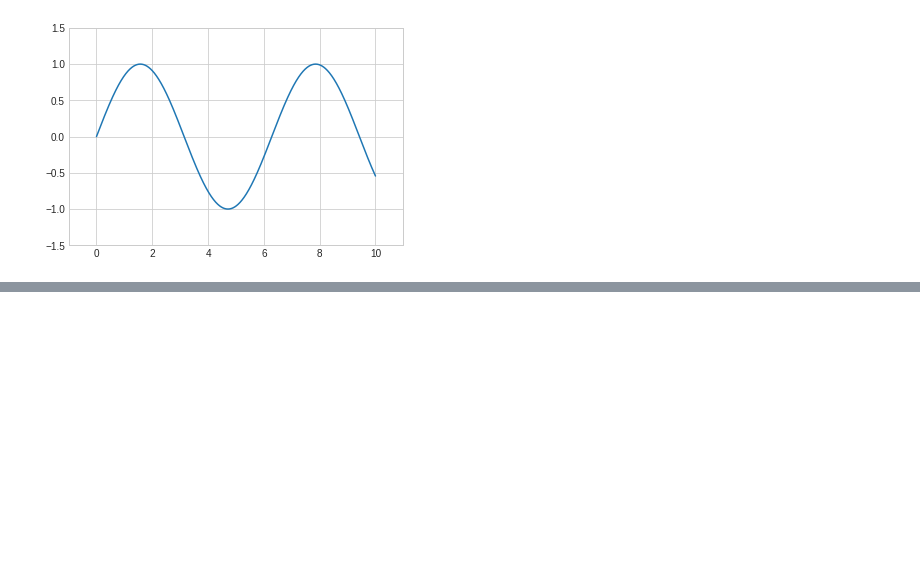
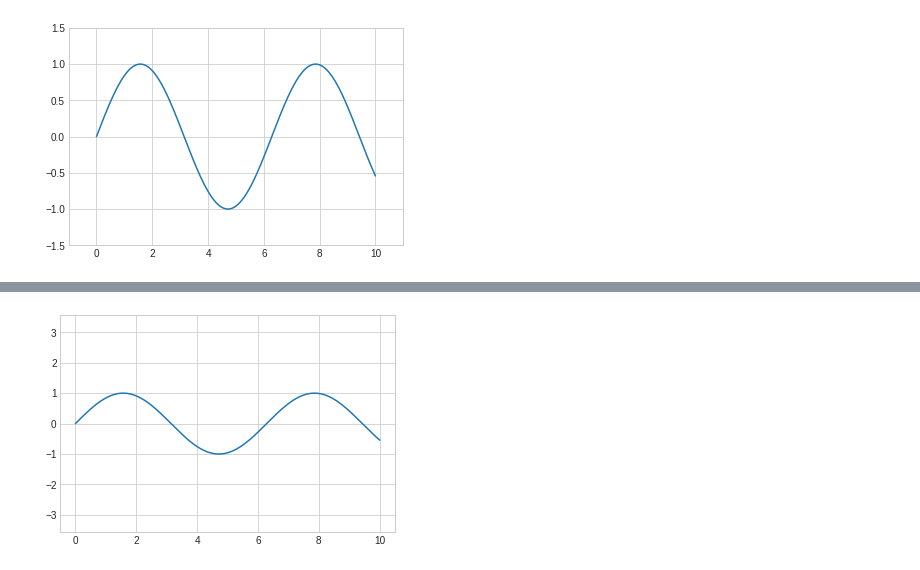
Before and after one commit to gmendozah/ucb-intro-data-science, a Jupyter notebook: Intro to Data Science/4.1 Simple Line Plots.ipynb, the cells around one changed output, grey strips where cells are left out. Drawn from its saved outputs; the diff is of its cells as text; code cells hidden in the pictures; blank space fills up the shorter version.

```diff
--- a/Intro to Data Science/4.1 Simple Line Plots.ipynb
+++ b/Intro to Data Science/4.1 Simple Line Plots.ipynb
@@ -73,0 +97,5 @@ plt.plot(x, x + 3, ':r');  # dotted red
+# %%
+plt.plot(x, np.sin(x))
+plt.axis('equal');
+# %% [output]
+[figure, added]
```
Also changed, not shown: parts of 10 cells of this notebook.
